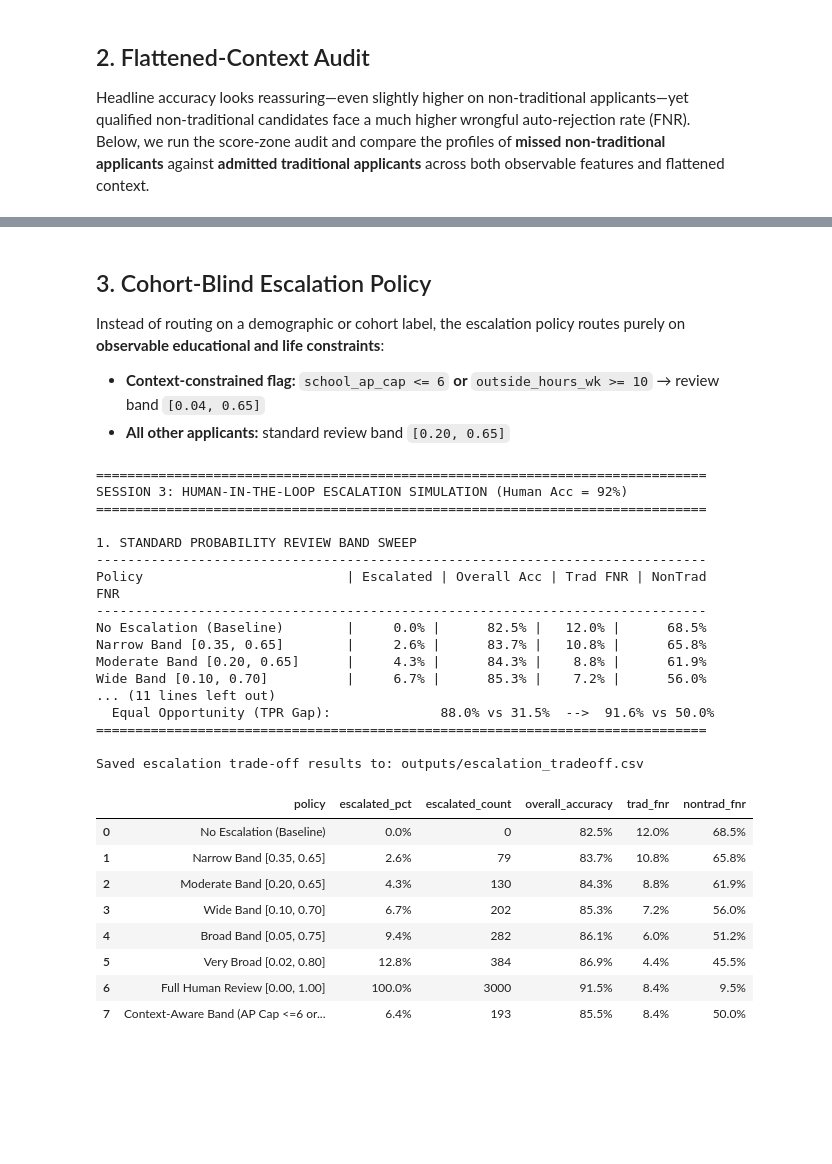
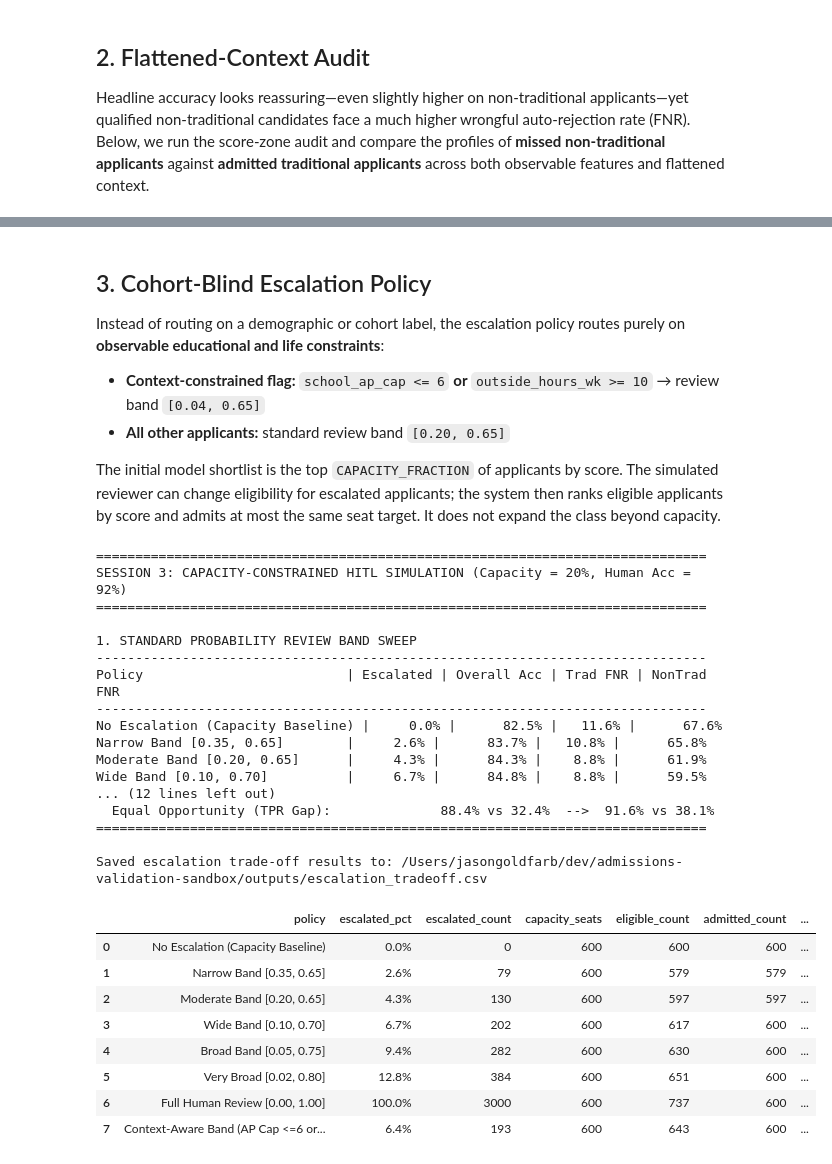
Before and after one commit to jasongoldfarb/admissions-validation-sandbox, a Jupyter notebook: walkthrough.ipynb, the cells around one changed output, grey strips where cells are left out. Cells and saved outputs as stored; diff of their text form; code cells hidden in the pictures; blank space fills up the shorter version.

```diff
--- a/walkthrough.ipynb
+++ b/walkthrough.ipynb
@@ -23,6 +23,7 @@ from IPython.display import Image, display
 from src import baseline_repro, audit_borderline, escalation_policy, make_charts
 
 OUTPUT_DIR = Path.cwd() / "outputs"
+CAPACITY_FRACTION = 0.20  # Configurable share of the holdout pool that may be admitted
 
 print(f"Working directory: {Path.cwd()}")
 # %% [output]
@@ -127,44 +128,46 @@ Saved audited dataset with decision zones to: outputs/audited_applicants.csv
 Instead of routing on a demographic or cohort label, the escalation policy routes purely on **observable educational and life constraints**:
 - **Context-constrained flag:** `school_ap_cap <= 6` **or** `outside_hours_wk >= 10` → review band `[0.04, 0.65]`
 - **All other applicants:** standard review band `[0.20, 0.65]`
+
+The initial model shortlist is the top `CAPACITY_FRACTION` of applicants by score. The simulated reviewer can change eligibility for escalated applicants; the system then ranks eligible applicants by score and admits at most the same seat target. It does not expand the class beyond capacity.
 # %%
-escalation_policy.main(OUTPUT_DIR)
+escalation_policy.main(OUTPUT_DIR, capacity_fraction=CAPACITY_FRACTION)
 
 tradeoff_df = pd.read_csv(OUTPUT_DIR / "escalation_tradeoff.csv")
-display_cols = ["policy", "escalated_pct", "escalated_count", "overall_accuracy", "trad_fnr", "nontrad_fnr"]
+display_cols = ["policy", "escalated_pct", "escalated_count", "capacity_seats", "eligible_count", "admitted_count", "unfilled_seats", "overall_accuracy", "trad_fnr", "nontrad_fnr"]
 
 formatted = tradeoff_df[display_cols].copy()
 for col in ["escalated_pct", "overall_accuracy", "trad_fnr", "nontrad_fnr"]:
     formatted[col] = (formatted[col] * 100).round(1).astype(str) + "%"
 
 formatted
 # %% [output]
 ==============================================================================
-SESSION 3: HUMAN-IN-THE-LOOP ESCALATION SIMULATION (Human Acc = 92%)
+SESSION 3: CAPACITY-CONSTRAINED HITL SIMULATION (Capacity = 20%, Human Acc = 92%)
 ==============================================================================
 
 1. STANDARD PROBABILITY REVIEW BAND SWEEP
 ------------------------------------------------------------------------------
 Policy                          | Escalated | Overall Acc | Trad FNR | NonTrad FNR
 ------------------------------------------------------------------------------
-No Escalation (Baseline)        |     0.0% |      82.5% |   12.0% |      68.5%
+No Escalation (Capacity Baseline) |     0.0% |      82.5% |   11.6% |      67.6%
 Narrow Band [0.35, 0.65]        |     2.6% |      83.7% |   10.8% |      65.8%
 Moderate Band [0.20, 0.65]      |     4.3% |      84.3% |    8.8% |      61.9%
-Wide Band [0.10, 0.70]          |     6.7% |      85.3% |    7.2% |      56.0%
-... (11 lines left out)
-  Equal Opportunity (TPR Gap):              88.0% vs 31.5%  -->  91.6% vs 50.0%
+Wide Band [0.10, 0.70]          |     6.7% |      84.8% |    8.8% |      59.5%
+... (12 lines left out)
+  Equal Opportunity (TPR Gap):              88.4% vs 32.4%  -->  91.6% vs 38.1%
 ==============================================================================
 
-Saved escalation trade-off results to: outputs/escalation_tradeoff.csv
+Saved escalation trade-off results to: /Users/jasongoldfarb/dev/admissions-validation-sandbox/outputs/escalation_tradeoff.csv
-|  | policy | escalated_pct | escalated_count | overall_accuracy | trad_fnr | nontrad_fnr |
-| 0 | No Escalation (Baseline) | 0.0% | 0 | 82.5% | 12.0% | 68.5% |
-| 1 | Narrow Band [0.35, 0.65] | 2.6% | 79 | 83.7% | 10.8% | 65.8% |
-| 2 | Moderate Band [0.20, 0.65] | 4.3% | 130 | 84.3% | 8.8% | 61.9% |
-| 3 | Wide Band [0.10, 0.70] | 6.7% | 202 | 85.3% | 7.2% | 56.0% |
-| 4 | Broad Band [0.05, 0.75] | 9.4% | 282 | 86.1% | 6.0% | 51.2% |
-| 5 | Very Broad [0.02, 0.80] | 12.8% | 384 | 86.9% | 4.4% | 45.5% |
-| 6 | Full Human Review [0.00, 1.00] | 100.0% | 3000 | 91.5% | 8.4% | 9.5% |
-| 7 | Context-Aware Band (AP Cap <=6 or... | 6.4% | 193 | 85.5% | 8.4% | 50.0% |
+|  | policy | escalated_pct | escalated_count | capacity_seats | eligible_count | admitted_count | ... |
+| 0 | No Escalation (Capacity Baseline) | 0.0% | 0 | 600 | 600 | 600 | ... |
+| 1 | Narrow Band [0.35, 0.65] | 2.6% | 79 | 600 | 579 | 579 | ... |
+| 2 | Moderate Band [0.20, 0.65] | 4.3% | 130 | 600 | 597 | 597 | ... |
+| 3 | Wide Band [0.10, 0.70] | 6.7% | 202 | 600 | 617 | 600 | ... |
+| 4 | Broad Band [0.05, 0.75] | 9.4% | 282 | 600 | 630 | 600 | ... |
+| 5 | Very Broad [0.02, 0.80] | 12.8% | 384 | 600 | 651 | 600 | ... |
+| 6 | Full Human Review [0.00, 1.00] | 100.0% | 3000 | 600 | 737 | 600 | ... |
+| 7 | Context-Aware Band (AP Cap <=6 or... | 6.4% | 193 | 600 | 643 | 600 | ... |
 # %% [markdown]
 ## 4. Publication Visuals
 
```
Also changed, not shown: parts of 7 cells of this notebook, 23 other files.
